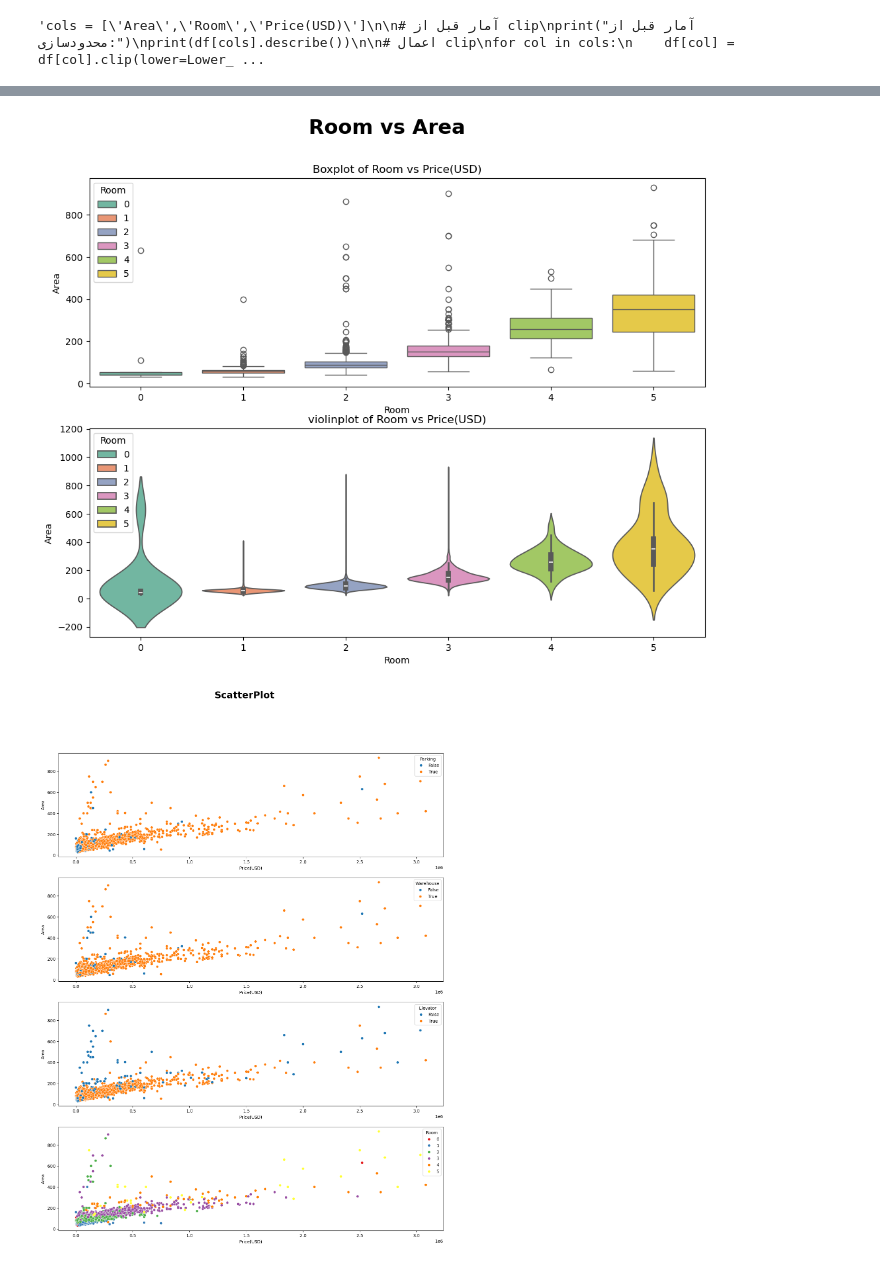
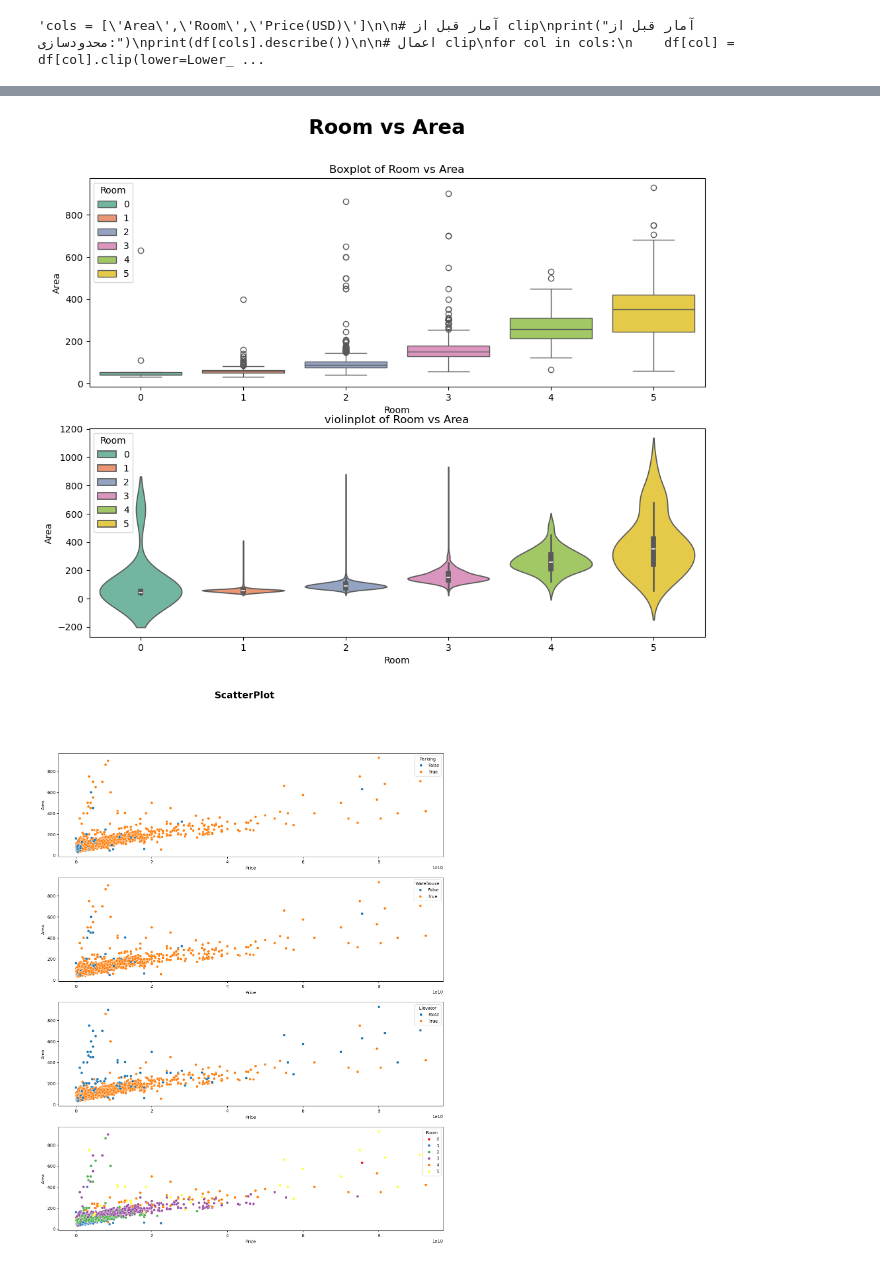
Before and after one commit to Moein1239/HousePrice_Tehran, a Jupyter notebook: Scripts/Houseprice_Tehran.ipynb, the cells around one changed output, grey strips where cells are left out. Cells and saved outputs as stored; diff of their text form; code cells hidden in the pictures.

```diff
--- a/Scripts/Houseprice_Tehran.ipynb
+++ b/Scripts/Houseprice_Tehran.ipynb
@@ -17,7 +19,7 @@ df.head(5)
 | 3 | 95 | 2 | True | True | True | Shahrake Qods | 9.025000e+08 | 30083.33 |
 | 4 | 123 | 2 | True | True | True | Shahrake Gharb | 7.000000e+09 | 233333.33 |
 # %%
-df = df.drop("Price", axis = 1)
+df = df.drop("Price(USD)", axis = 1)
 # %%
 df.info()
 # %% [output]
@@ -76,6 +78,7 @@ Kazemabad                   1
 Yakhchiabad                 1
 Name: count, Length: 192, dtype: int64
 # %%
-df['Avg_Price_By_address'] = df.groupby('Address')['Price(USD)'].transform('mean')
+df['Avg_Price_By_address'] = df.groupby('Address')['Price'].transform('mean')
+df['Priceـperـsquareـmeter']=df['Price']/df['Area']
 df.sample(8)
 # %% [output]
@@ -189,33 +196,33 @@ axes=[]
 
 axes.append(plt.subplot(2,1,1))
 sns.boxplot(x='Room' , y='Area' ,hue='Room' ,data=df ,palette='Set2')
-plt.title('Boxplot of Room vs Price(USD)')
+plt.title('Boxplot of Room vs Area')
 
 axes.append(plt.subplot(2,1,2))
 sns.violinplot(x='Room', y='Area', hue="Room", data=df, palette='Set2')
-plt.title('violinplot of Room vs Price(USD)')
+plt.title('violinplot of Room vs Area')
 plt.show()
 # %% [output]
-[figure, old version]
+[figure, new version]
 # %%
 plt.figure(figsize=(16,20))
 plt.suptitle("ScatterPlot", fontweight="bold", fontsize=22)
 axes=[]
 
 axes.append(plt.subplot(4,1,1))
-sns.scatterplot(x='Price(USD)',y='Area', hue='Parking', data=df)
+sns.scatterplot(x='Price',y='Area', hue='Parking', data=df)
 
 axes.append(plt.subplot(4,1,2))
-sns.scatterplot(x='Price(USD)',y='Area', hue='Warehouse', data=df)
+sns.scatterplot(x='Price',y='Area', hue='Warehouse', data=df)
 
 axes.append(plt.subplot(4,1,3))
-sns.scatterplot(x='Price(USD)',y='Area', hue='Elevator', data=df)
+sns.scatterplot(x='Price',y='Area', hue='Elevator', data=df)
 
 axes.append(plt.subplot(4,1,4))
-sns.scatterplot(x='Price(USD)', y='Area', hue="Room", data=df, palette="Set1")
+sns.scatterplot(x='Price', y='Area', hue="Room", data=df, palette="Set1")
 plt.show()
 # %% [output]
-[figure, old version]
+[figure, new version]
 # %%
 # Correlation Heatmap
 numerical_columns=df[df.select_dtypes(include=['int64', 'float64']).columns]
```
Also changed, not shown: parts of 13 cells of this notebook.
